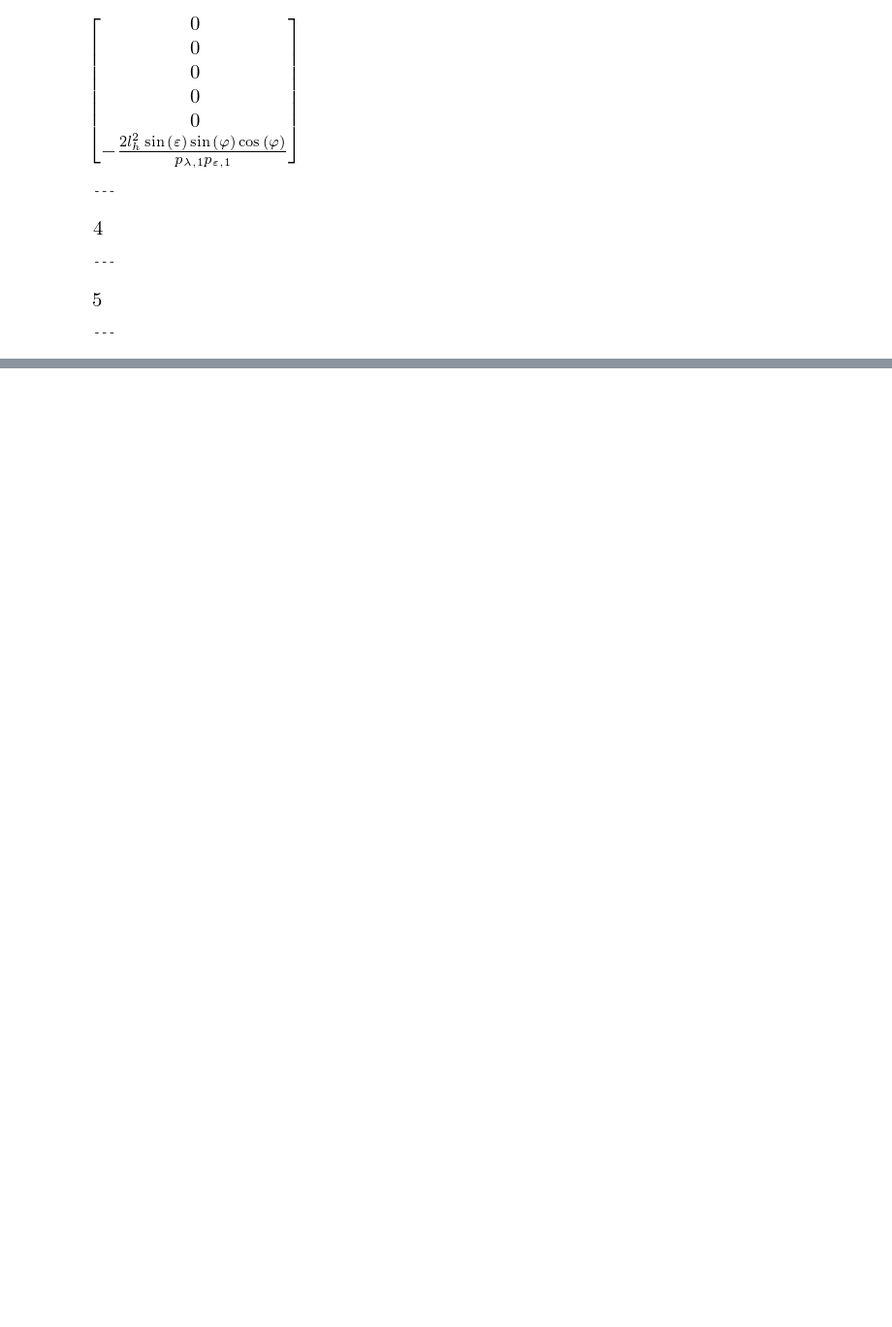
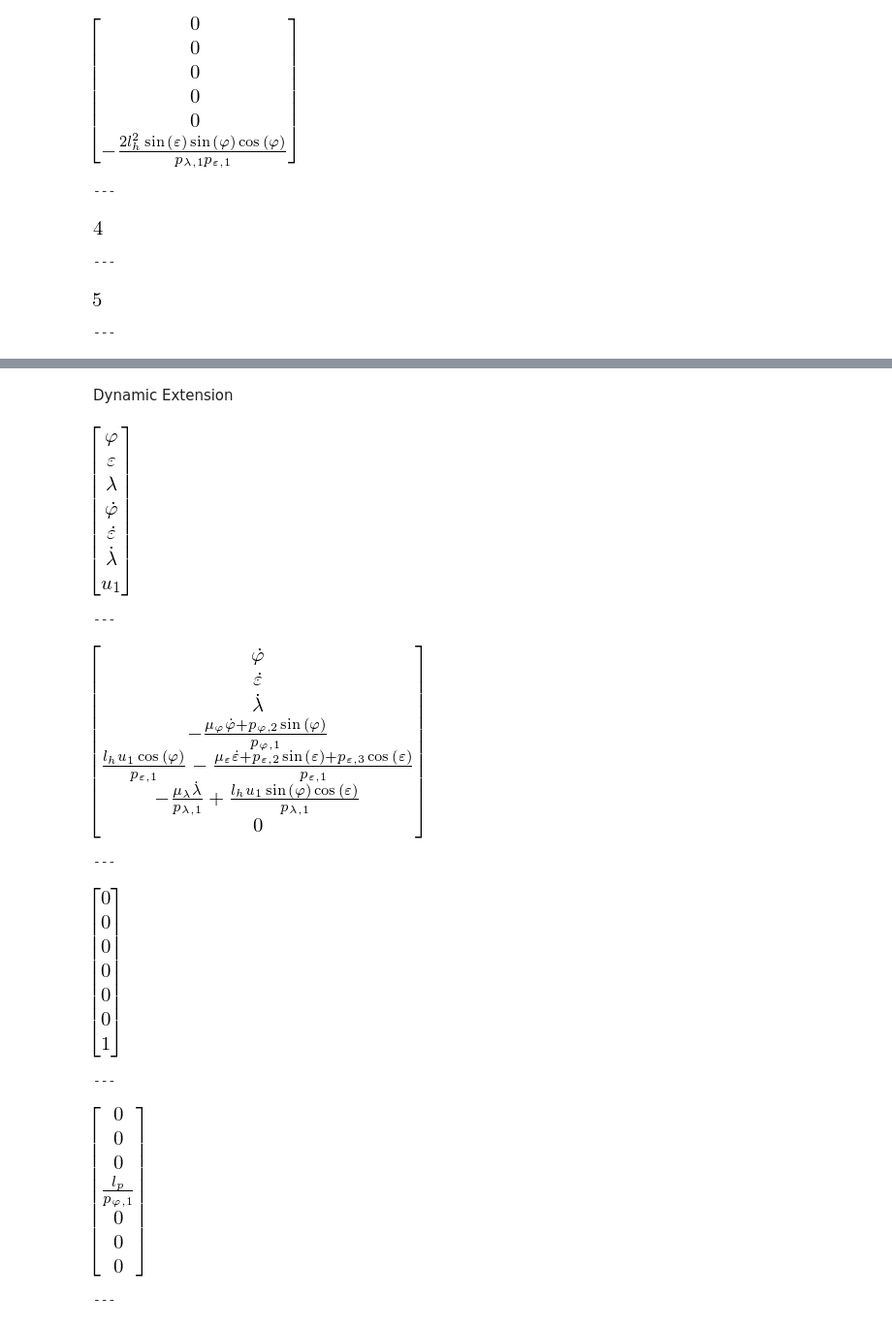
Before and after one commit to Rojetto/helicopter_thesis_code, a Jupyter notebook: scripts/nonlinear_analysis.ipynb, the cells around one changed output, grey strips where cells are left out. Shown at 97% size. Drawn from its saved outputs; the diff is of its cells as text; code cells hidden in the pictures; blank space fills up the shorter version.

Commit message:
Analysis for dynamic extension

```diff
--- a/scripts/nonlinear_analysis.ipynb
+++ b/scripts/nonlinear_analysis.ipynb
@@ -144,0 +153,17 @@ ___
+# %% [markdown]
+Dynamic Extension
+# %%
+u1 = sp.Symbol('u_1')  # new state
+x_ext1 = sb.concat_rows(x, u1) ##:
+f_ext1 = sb.concat_rows(f + g1*u1, sp.S(0)) ##:
+g1_ext1 = sp.Matrix([0, 0, 0, 0, 0, 0, 1]) ##:
+g2_ext1 = sb.concat_rows(g2, sp.S(0)) ##:
+# %% [output]
+[figure, added]
+---
+[figure, added]
+---
+[figure, added]
+---
+[figure, added]
+---
```
Also changed, not shown: parts of 6 cells of this notebook.
